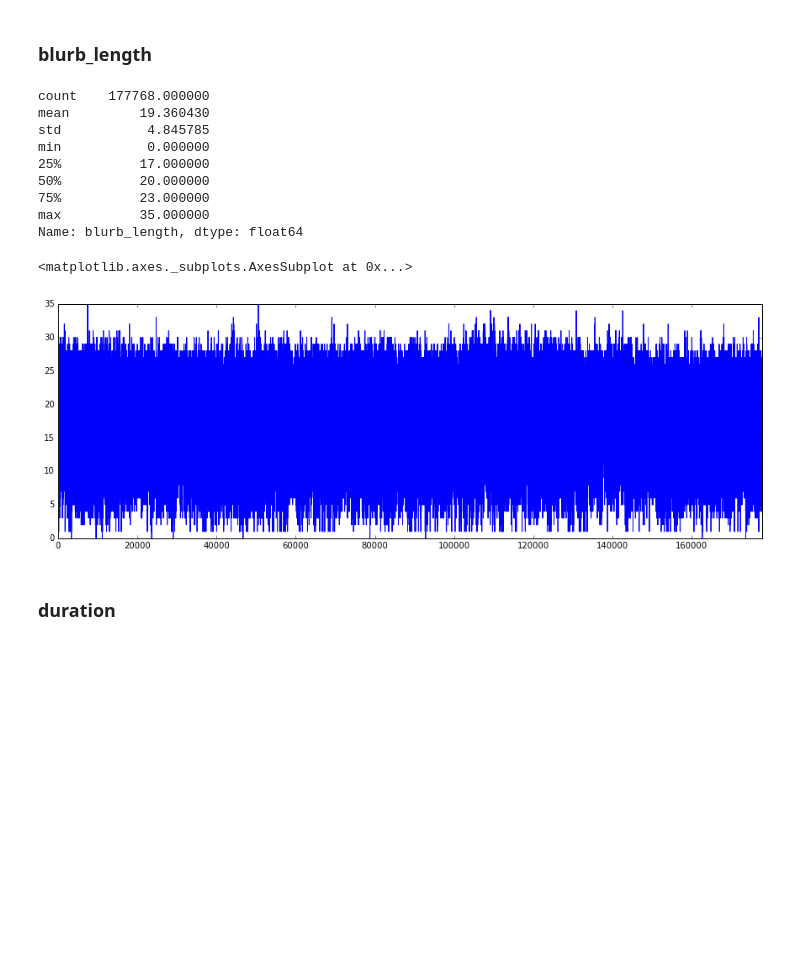
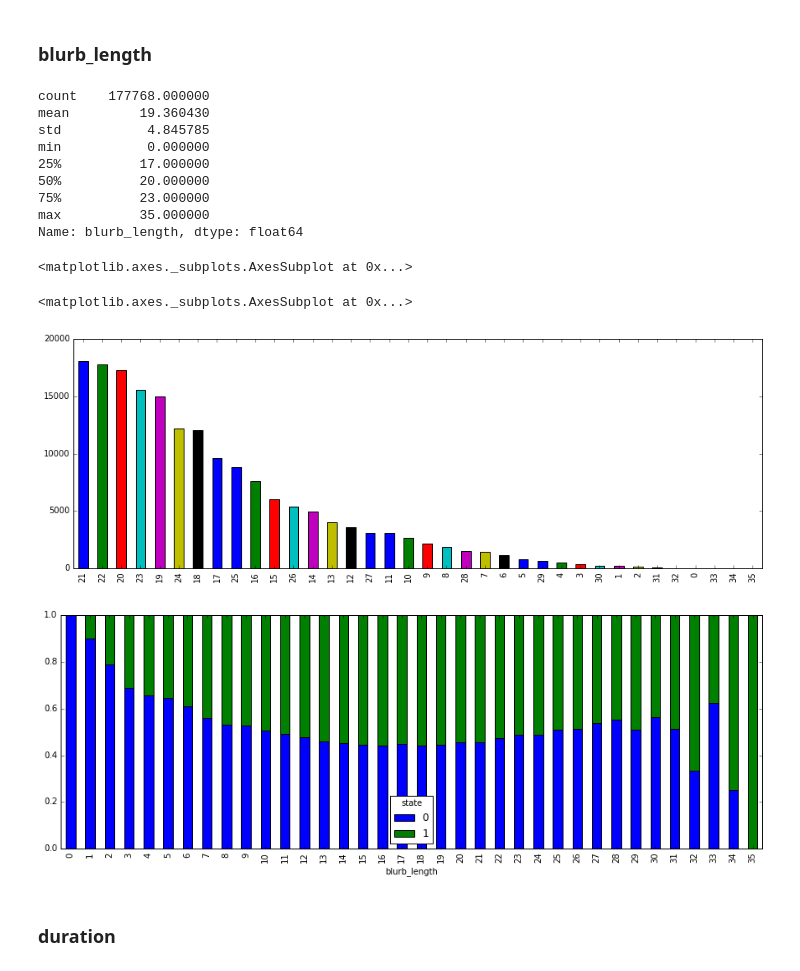
Before and after one commit to jaeeolma/ties445, a Jupyter notebook: Data exploration.ipynb, the cells around one changed output. Saved outputs shown, nothing was run; the diff lists cells and outputs as text; code cells hidden in the pictures; blank space fills up the shorter version.

```diff
--- a/Data exploration.ipynb
+++ b/Data exploration.ipynb
@@ -47,9 +47,7 @@ memory usage: 16.4+ MB
 | 4 | 31 | art/painting | US | 1442314751 | USD | False | 1000.0 | False | ... |
 # %%
 ### merging train and test data for exploration ###
-train_df["train"] = True
-test_df["train"] = False
-
+# you can tell apart test and train data from the status column
 df = pd.concat([train_df, test_df], ignore_index=True)
 # %%
 ### describing the numerical values of the data ###
@@ -146,19 +154,23 @@ Name: usd_pledged, dtype: float64
 ### blurb_length
 # %%
 df.blurb_length.describe()
-df.blurb_length.plot(figsize=(15,5))
+
+df.blurb_length.value_counts().plot.bar(figsize=(15,5))
+pd.crosstab(train_df.blurb_length, train_df.state, normalize="index").plot.bar(figsize=(15,5),stacked=True)
 # %% [output]
 count    177768.000000
 mean         19.360430
 std           4.845785
 min           0.000000
 25%          17.000000
 50%          20.000000
 75%          23.000000
 max          35.000000
 Name: blurb_length, dtype: float64
 <matplotlib.axes._subplots.AxesSubplot at 0x...>
+<matplotlib.axes._subplots.AxesSubplot at 0x...>
-[figure, old version]
+[figure, new version]
+[figure, added]
 # %% [markdown]
 ### duration
 # %%
```
Also changed, not shown: parts of 18 cells of this notebook.
